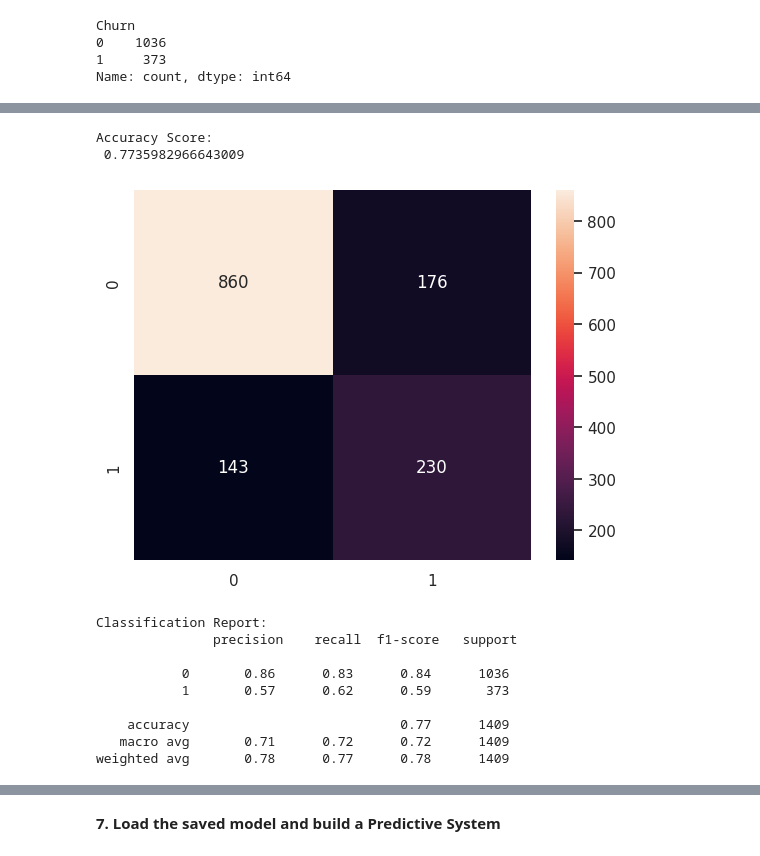
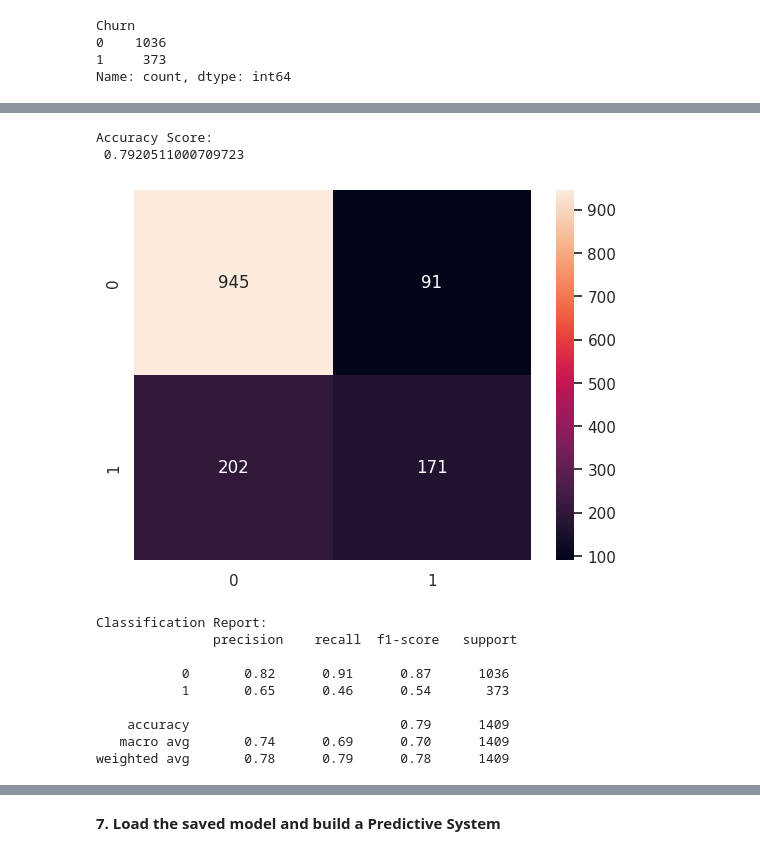
Before and after one commit to erandime/Customer-Churn-Prediction, a Jupyter notebook: Customer_Churn_Prediction.ipynb, the cells around one changed output, grey strips where cells are left out. Drawn from its saved outputs; the diff is of its cells as text; code cells hidden in the pictures.

```diff
--- a/Customer_Churn_Prediction.ipynb
+++ b/Customer_Churn_Prediction.ipynb
@@ -625,3 +690,3 @@ InternetService     -0.047291
 # %%
-#df.drop(columns = ['PhoneService', 'gender','StreamingTV','StreamingMovies','MultipleLines','InternetService'],inplace = True)
-#df.head()
+df.drop(columns = ['PhoneService', 'gender'],inplace = True)
+df.head()
@@ -825,8 +888,8 @@ Churn
 1     373
 Name: count, dtype: int64
 # %%
-dtc = DecisionTreeClassifier(random_state=42)
-dtc.fit(X_train_smote, y_train_smote)
+dtc = DecisionTreeClassifier(random_state=42, class_weight='balanced')
+dtc.fit(X_train, y_train)
 
 # evaluate on test data
 y_test_pred = dtc.predict(X_test)
@@ -851,25 +914,25 @@ weighted avg       0.73      0.72      0.72      1409
 # %%
-rfc = RandomForestClassifier(random_state=42)
-rfc.fit(X_train_smote, y_train_smote)
+rfc = RandomForestClassifier(random_state=42, class_weight='balanced')
+rfc.fit(X_train, y_train)
 
 # evaluate on test data
 y_test_pred = rfc.predict(X_test)
 
 print("Accuracy Score:\n", accuracy_score(y_test, y_test_pred))
 sns.heatmap(confusion_matrix(y_test, y_test_pred), annot=True, fmt="d")
 plt.show()
 print("Classification Report:\n", classification_report(y_test, y_test_pred))
 # %% [output]
 Accuracy Score:
- 0.7735982966643009
+ 0.7920511000709723
-[figure, old version]
+[figure, new version]
 Classification Report:
                precision    recall  f1-score   support
 
-           0       0.86      0.83      0.84      1036
-           1       0.57      0.62      0.59       373
+           0       0.82      0.91      0.87      1036
+           1       0.65      0.46      0.54       373
 
-    accuracy                           0.77      1409
-   macro avg       0.71      0.72      0.72      1409
-weighted avg       0.78      0.77      0.78      1409
+    accuracy                           0.79      1409
+   macro avg       0.74      0.69      0.70      1409
+weighted avg       0.78      0.79      0.78      1409
 # %%
```
Also changed, not shown: parts of 46 cells of this notebook.
